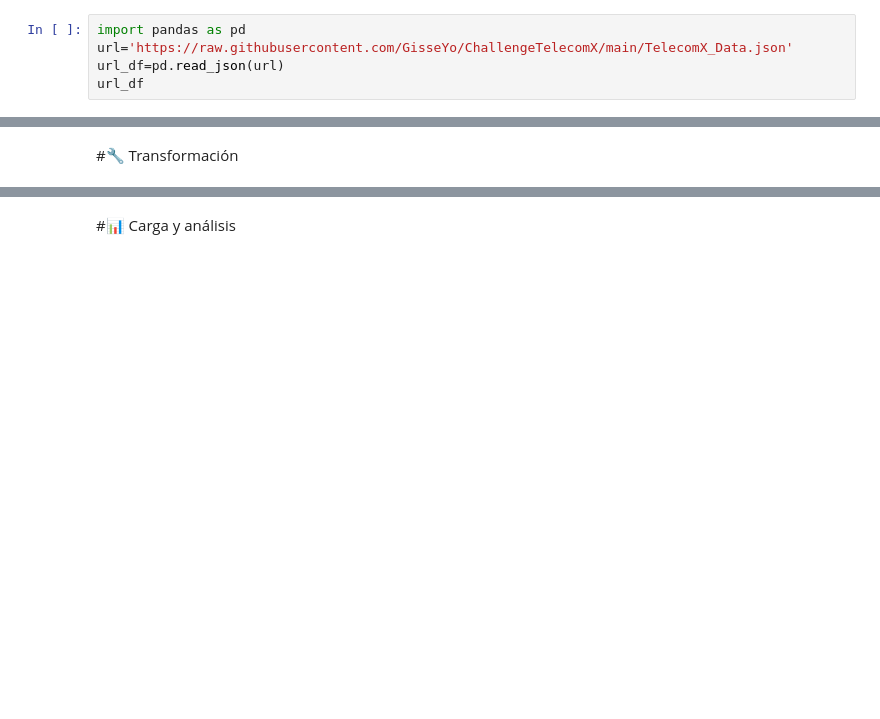
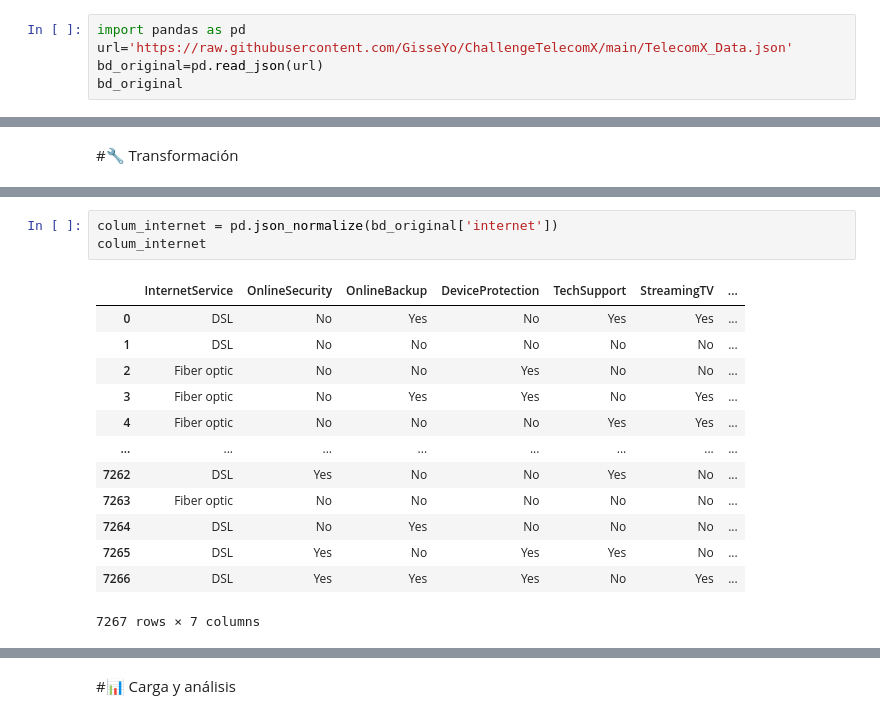
Before and after one commit to GisseYo/ChallengeTelecomX, a Jupyter notebook: TelecomX_LATAM.ipynb, the cells around one changed output, grey strips where cells are left out. Saved outputs shown, nothing was run; the diff lists cells and outputs as text; blank space fills up the shorter version.

```diff
--- a/TelecomX_LATAM.ipynb
+++ b/TelecomX_LATAM.ipynb
@@ -3,8 +3,8 @@
 # %%
 import pandas as pd
 url='https://raw.githubusercontent.com/GisseYo/ChallengeTelecomX/main/TelecomX_Data.json'
-url_df=pd.read_json(url)
-url_df
+bd_original=pd.read_json(url)
+bd_original
 # %% [output]
 |  | customerID | Churn | customer | phone | internet | account |
 | 0 | 0002-ORFBO | No | {'gender': 'Female', 'SeniorCitiz... | {'PhoneService': 'Yes', 'Multiple... | {'InternetService': 'DSL', 'Onlin... | {'Contract': 'One year', 'Paperle... |
@@ -40,0 +58,17 @@ datos_df
+# %%
+colum_internet = pd.json_normalize(bd_original['internet'])
+colum_internet
+# %% [output]
+|  | InternetService | OnlineSecurity | OnlineBackup | DeviceProtection | TechSupport | StreamingTV | ... |
+| 0 | DSL | No | Yes | No | Yes | Yes | ... |
+| 1 | DSL | No | No | No | No | No | ... |
+| 2 | Fiber optic | No | No | Yes | No | No | ... |
+| 3 | Fiber optic | No | Yes | Yes | No | Yes | ... |
+| 4 | Fiber optic | No | No | No | Yes | Yes | ... |
+| ... | ... | ... | ... | ... | ... | ... | ... |
+| 7262 | DSL | Yes | No | No | Yes | No | ... |
+| 7263 | Fiber optic | No | No | No | No | No | ... |
+| 7264 | DSL | No | Yes | No | No | No | ... |
+| 7265 | DSL | Yes | No | Yes | Yes | No | ... |
+| 7266 | DSL | Yes | Yes | Yes | No | Yes | ... |
+7267 rows × 7 columns
```
Also changed, not shown: parts of 4 cells of this notebook.
